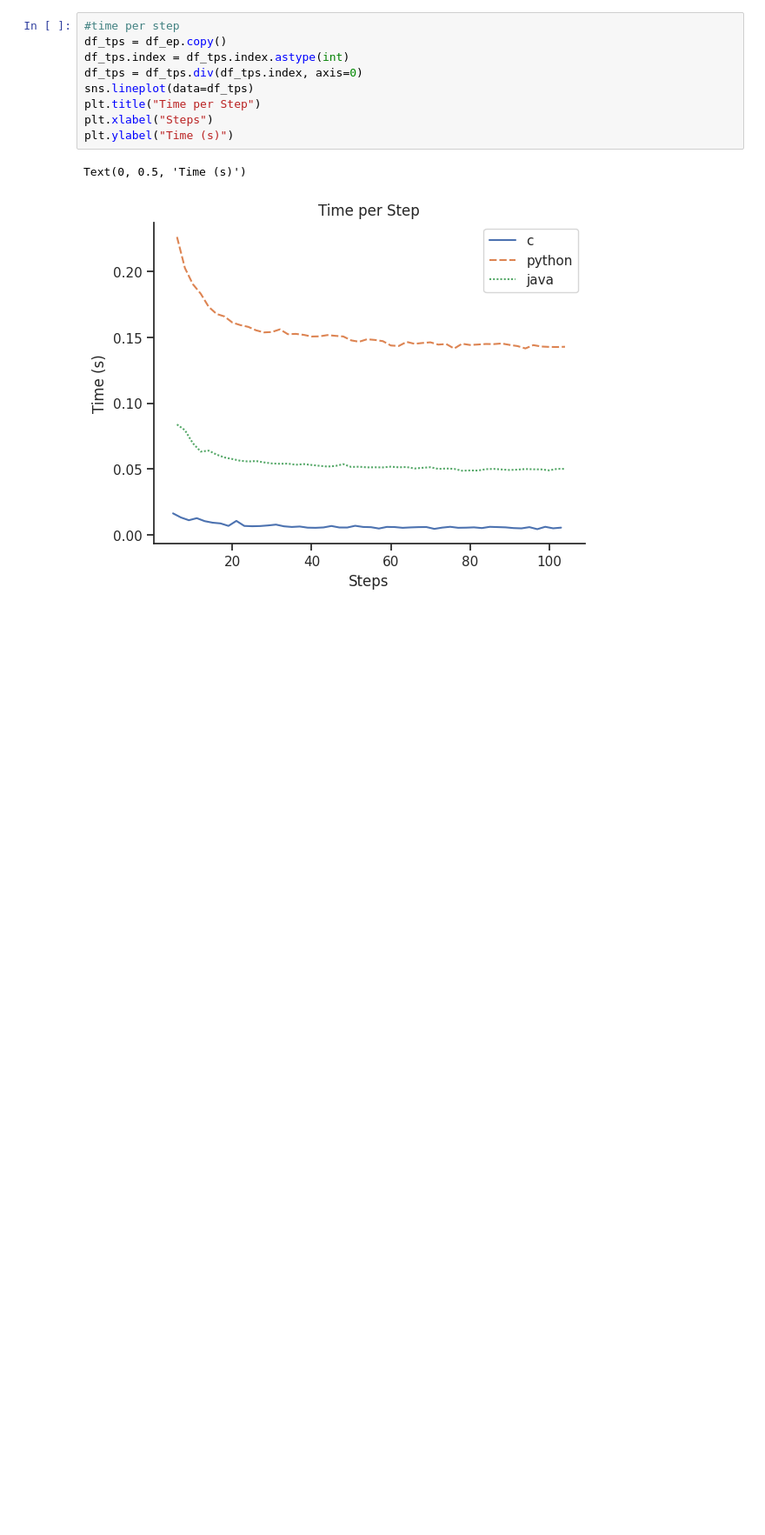
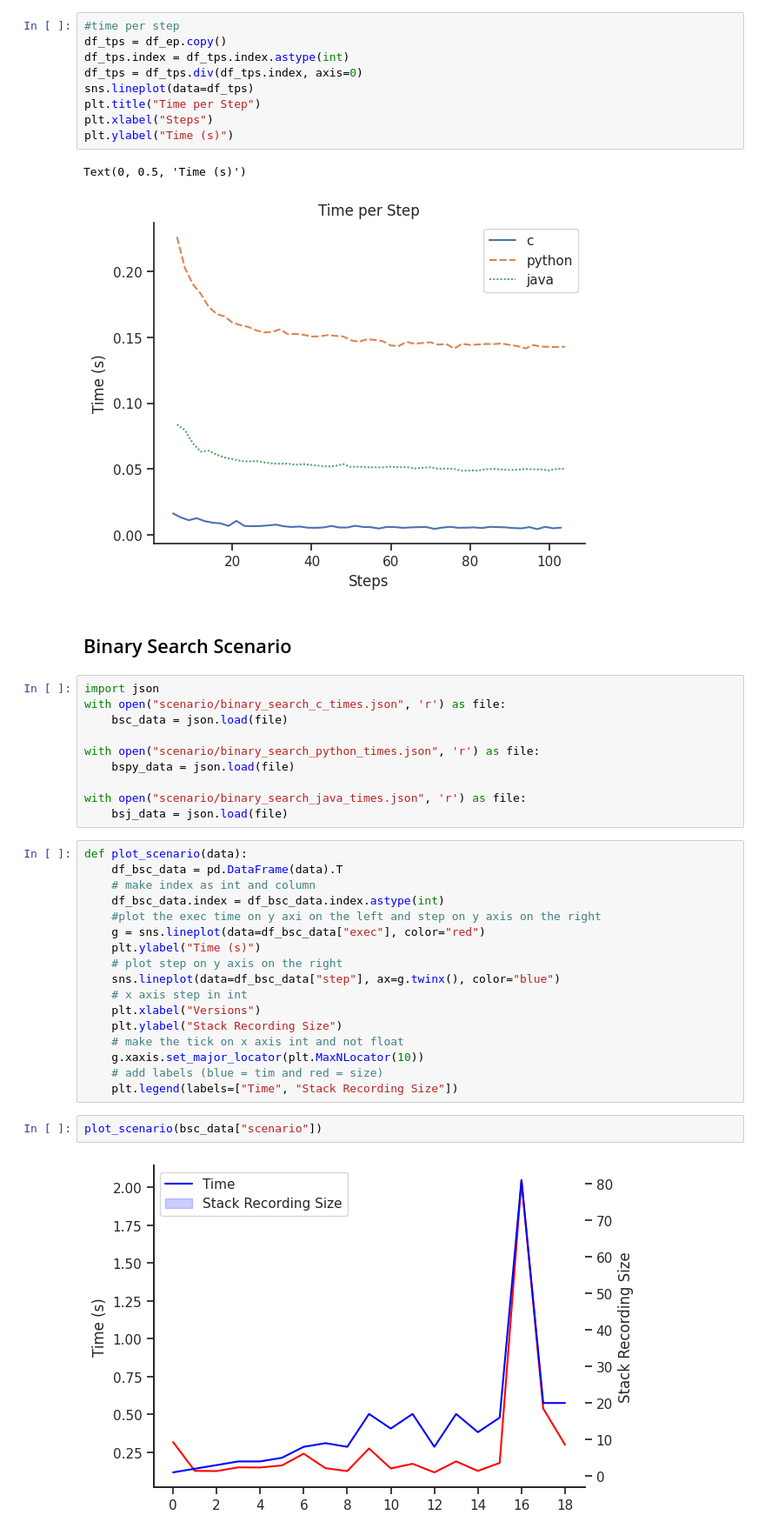
Before and after one commit to diverse-project/LiveRec, a Jupyter notebook: LiveFromDAP/performance/performance.ipynb, the cells around one changed output. Shown at 87% size. Cells and saved outputs as stored; diff of their text form; blank space fills up the shorter version.

```diff
--- a/LiveFromDAP/performance/performance.ipynb
+++ b/LiveFromDAP/performance/performance.ipynb
@@ -62,3 +62,36 @@ plt.ylabel("Time (s)")
 # %% [output]
 Text(0, 0.5, 'Time (s)')
 [figure]
+# %% [markdown]
+## Binary Search Scenario
+# %%
+import json
+with open("scenario/binary_search_c_times.json", 'r') as file:
+    bsc_data = json.load(file)
+
+with open("scenario/binary_search_python_times.json", 'r') as file:
+    bspy_data = json.load(file)
+
+with open("scenario/binary_search_java_times.json", 'r') as file:
+    bsj_data = json.load(file)
+# %%
+def plot_scenario(data):
+    df_bsc_data = pd.DataFrame(data).T
+    # make index as int and column
+    df_bsc_data.index = df_bsc_data.index.astype(int)
+    #plot the exec time on y axi on the left and step on y axis on the right
+    g = sns.lineplot(data=df_bsc_data["exec"], color="red")
+    plt.ylabel("Time (s)")
+    # plot step on y axis on the right
+    sns.lineplot(data=df_bsc_data["step"], ax=g.twinx(), color="blue")
+    # x axis step in int
+    plt.xlabel("Versions")
+    plt.ylabel("Stack Recording Size")
+    # make the tick on x axis int and not float
+    g.xaxis.set_major_locator(plt.MaxNLocator(10))
+    # add labels (blue = tim and red = size)
+    plt.legend(labels=["Time", "Stack Recording Size"])
+# %%
+plot_scenario(bsc_data["scenario"])
+# %% [output]
+[figure, added]
```
Also changed, not shown: parts of 2 cells of this notebook, 4 other files.
